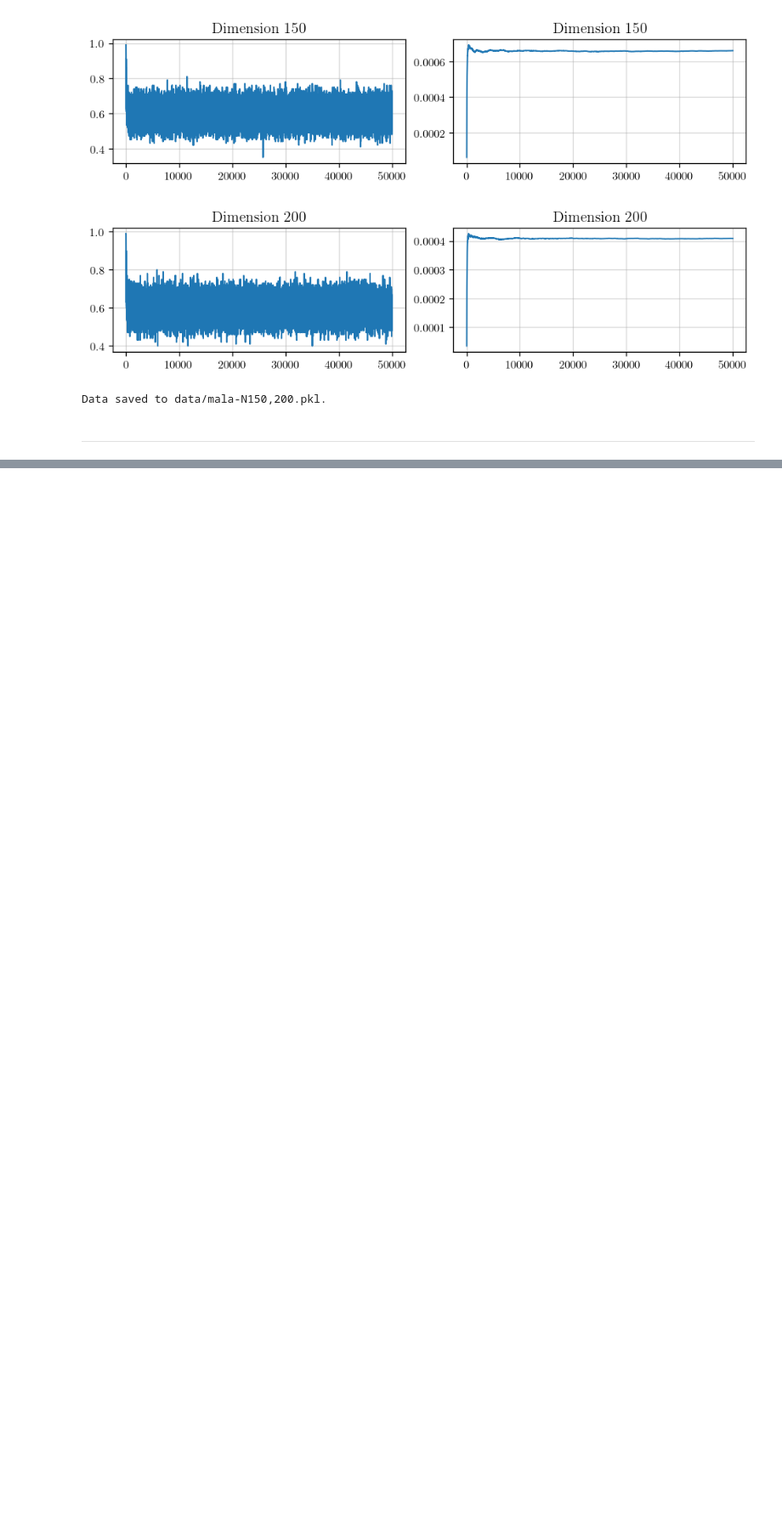
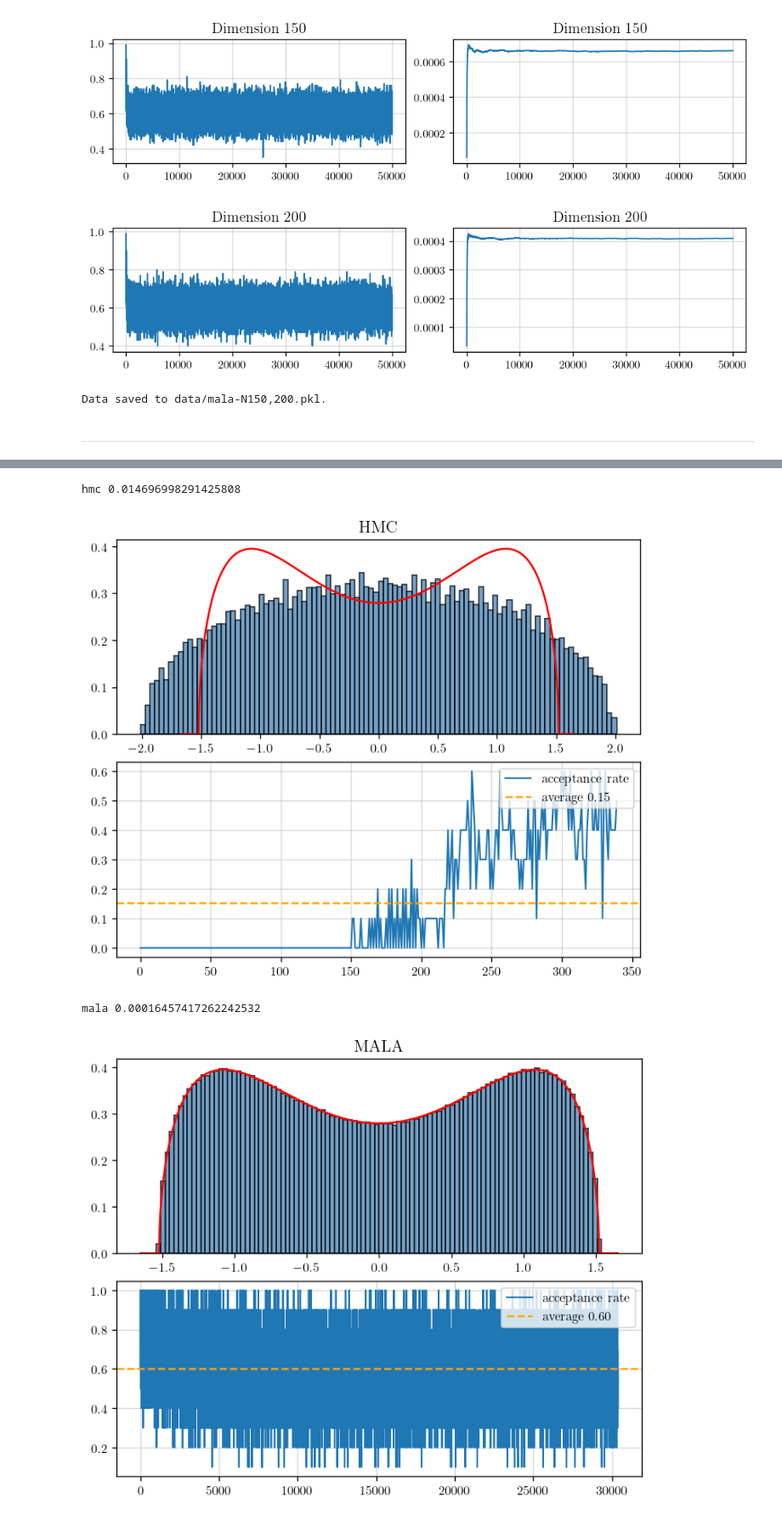
Before and after one commit to fredwdickinson/dissertation, a Jupyter notebook: code/notebooks/04_metropolis.ipynb, the cells around one changed output, grey strips where cells are left out. Shown at 85% size. Saved outputs shown, nothing was run; the diff lists cells and outputs as text; code cells hidden in the pictures; blank space fills up the shorter version.

```diff
--- a/code/notebooks/04_metropolis.ipynb
+++ b/code/notebooks/04_metropolis.ipynb
@@ -219,0 +238,37 @@ plt.show()
+# %%
+# print(extrap_N_range[7])
+# = 349.65, so index = 7.
+N = 350;
+M = 10; beta = 2.0; T = 5.0; pot_name = "quartic";
+
+for j, method in enumerate(methods):
+    init = random_matrix.init_gue_eigenvalues(M, N)
+    dt = extrapolated_dts[j][7]
+    total_steps = int(T/dt)
+    print(method, dt)
+
+    if (method == "maimla"):
+        pipe = simulate.get_pipeline(
+            "imla", N = N, dt = dt, potential_type = pot_name, beta = beta,
+            metropolise = True)
+    else:
+        pipe = simulate.get_pipeline(
+            method, N = N, dt = dt, potential_type = pot_name, beta = beta)
+
+    trajectory = simulate.simulate_dbm(init, total_steps, pipe)
+    config = {"burn_in": int(2.0/dt), "track_accepts": True}
+    info = simulate.analyse_trajectory(trajectory, total_steps, **config)
+
+    fig, axes = plt.subplots(2, 1, figsize = (6, 5))
+    ax, ax2 = axes
+    plotters.plot_hist(ax, info["snapshots"], num_bins = 100, potential_name = pot_name)
+    plotters.plot_accepts(ax2, info["accepts"])
+
+    ax.grid(False)
+    ax.set_title(method.upper())
+    plt.show()
+# %% [output]
+hmc 0.014696998291425808
+[figure, added]
+mala 0.00016457417262242532
+[figure, added]
```
Also changed, not shown: parts of 7 cells of this notebook, 1 other file.
